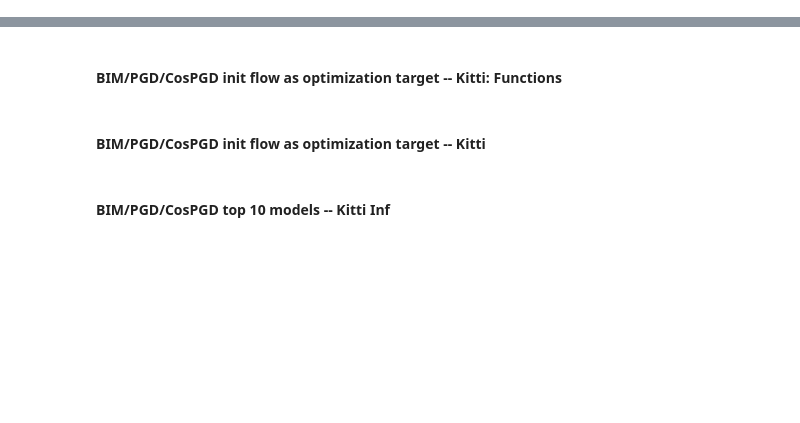
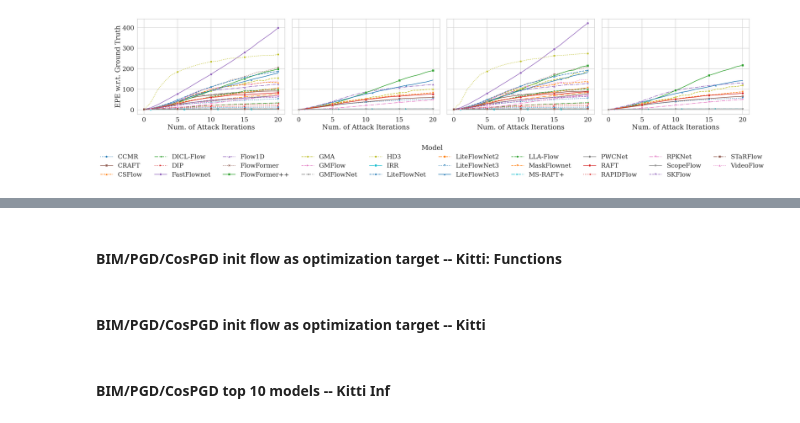
Before and after one commit to shashankskagnihotri/benchmarking_robustness, a Jupyter notebook: optical_flow_estimation/outputs/plotting.ipynb, the cells around one changed output, grey strips where cells are left out. Drawn from its saved outputs; the diff is of its cells as text; code cells hidden in the pictures; blank space fills up the shorter version.

Commit message:
made plots for paper

```diff
--- a/optical_flow_estimation/outputs/plotting.ipynb
+++ b/optical_flow_estimation/outputs/plotting.ipynb
@@ -102,0 +119,6 @@ for model in model_names_mapping.keys():
+# %%
+figure_6_df = df.query("epsilon==0.0314 & targeted==False & (optim=='ground_truth' or optim=='initial_flow')")
+wrt = 'gt'
+figure_6_df = figure_6_df.melt(id_vars=['model', 'epsilon', 'attack', 'optim', 'dataset'], value_vars=[f'epe_{wrt}_i{i}' for i in range(0, 21)], var_name='iterations_type', value_name='epes')
+figure_6_df['iterations_type'] = figure_6_df['iterations_type'].str.extract('(\d+)').astype(int)
+figure_6_df
@@ -102,0 +139,64 @@ for model in model_names_mapping.keys():
+# %%
+attacks = ['cospgd', 'cospgd', 'pgd', 'pgd']
+attack_names = {'cospgd': 'CosPGD', 'pgd':'PGD'}
+optimization_names = {'initial_flow': 'Initial Flow', 'ground_truth': 'Ground Truth'}
+datasets = ['kitti-2015', 'sintel-clean', 'sintel-final']
+datasets_keys = {'kitti-2015': 'KITTI2015', 'sintel-clean': 'MPI Sintel (clean)', 'sintel-final': 'MPI Sintel (final)'}
+sns.set_context("talk", font_scale=1.3)
+sns.set_style("whitegrid")
+sns.set_theme(context="talk", style="whitegrid", font='serif', font_scale=1.5)
+fig, axes = plt.subplots(1, 4, figsize=(36, 7), sharey=True)
+    # Create a color palette using the color_map, matching models to their colors
+palette = {model: color_map.get(model, 'black') for model in figure_6_df['model'].unique()}
+
+    # Iterate over each model to plot with specific marker and line styles
+count = 0
+for ax, attack in zip(axes.flatten(), attacks):
+    #model_data = figure_6_df[figure_4_df['model'] == model]
+    count += 1
+    for model in figure_6_df['model'].unique():
+        # Get the marker and line style for the current model, with a default fallback
+        marker = marker_styles.get(model, 'o')  # Default marker is 'o'
+        linestyle = line_styles.get(model, '-')  # Default line style is solid
+        # Plot the continuous line for all data points (with markers but only for every 5th iteration)
+        moment_df = figure_6_df.query("attack == '{}' & model == '{}' & optim == '{}'".format(
+                attack, model, 'ground_truth' if count%2==1 else 'initial_flow'))
+        moment_df.to_csv('{}_Attack_Optmized_wrt_{}.csv'.format(attack_names[attack], optimization_names['ground_truth' if count%2==1 else 'initial_flow']))
+        sns.lineplot(
+            data=figure_6_df.query("attack == '{}' & model == '{}' & optim == '{}'".format(
+                attack, model, 'ground_truth' if count%2==1 else 'initial_flow')),
+            x='iterations_type',
+            y='epes',
+            ax=ax,
+            linestyle=linestyle,
+            color=palette[model],  # Use the color for the current model from the palette
+            marker=marker,  # Use the marker style from global marker_styles
+            markers=True,
+            dashes=False,  # Keep solid lines
+            markevery=5,  # Show marker only on every 5th point
+            label=model_names_mapping.get(model, model),  # Map to pretty name if available
+            errorbar=None
+        )
+
+    ax.set_xlabel('Num. of Attack Iterations')
+    ax.set_ylabel('EPE w.r.t. Ground Truth')
+    #ax.set_title('{} {}'.format(attack, 'ground_truth' if count%2==1 else 'initial_flow'))
+    #ax.set_title('{} Attack Optmized wrt {}'.format(attack_names[attack], optimization_names['ground_truth' if count%2==1 else 'initial_flow']))
+    ax.grid(True)
+    handles, labels = ax.get_legend_handles_labels()
+    ax.legend('', frameon=False)
+
+# Adjust legend
+fig.legend(handles, labels,title='Model', bbox_to_anchor=(0.5, -0.36), loc='lower center', ncol=10, frameon=False)
+fig.tight_layout()
+
+
+#plt.legend(title='Model', bbox_to_anchor=(0.5, -0.15), loc='upper center', ncol=6, frameon=False)
+
+# Adjust layout to give more space to the legend
+# plt.tight_layout(rect=[0, 0, 1, 0.95])  # Adjust rect to move the bottom margin
+plt.savefig('shashank_plots/without_title_attack_optim_wrt_initial.pdf', dpi=300, bbox_inches='tight')
+plt.savefig('shashank_plots/without_title_attack_optim_wrt_initial.png', dpi=300, bbox_inches='tight')
+plt.show()
+# %% [output]
+[figure, added]
```
Also changed, not shown: parts of 14 cells of this notebook, 19 other files.
